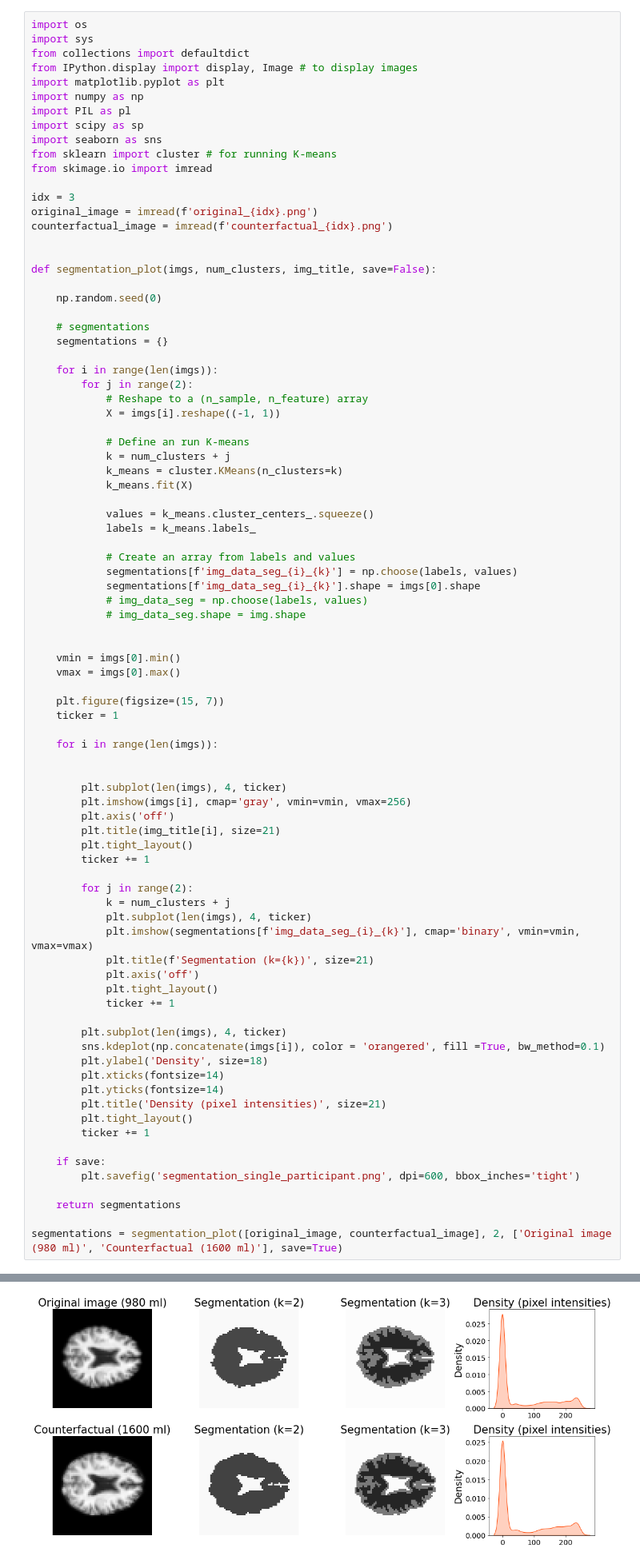
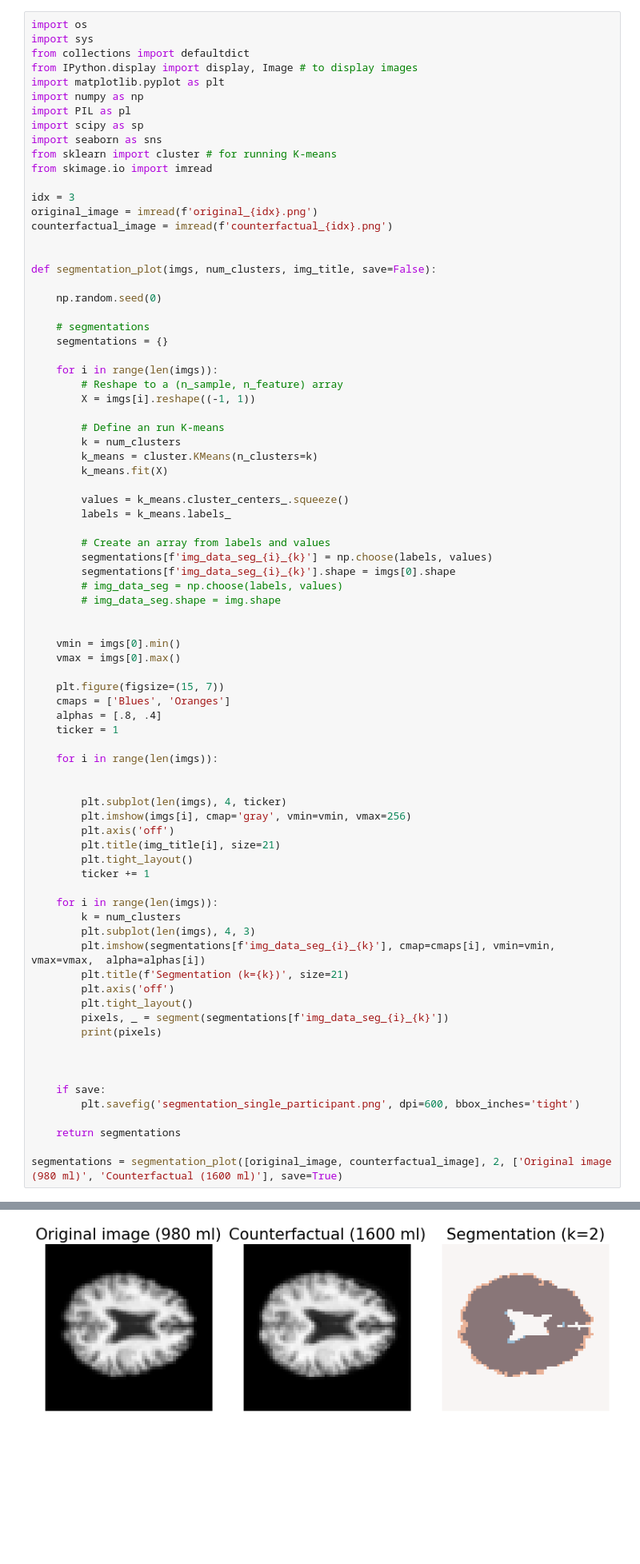
Before and after one commit to aay993/counterfactual_AD, a Jupyter notebook: deepscm/experiments/plotting/ukbb/validations_by_segmentation.ipynb, the cells around one changed output, grey strips where cells are left out. Shown at 80% size. Saved outputs shown, nothing was run; the diff lists cells and outputs as text; blank space fills up the shorter version.

```diff
--- a/deepscm/experiments/plotting/ukbb/validations_by_segmentation.ipynb
+++ b/deepscm/experiments/plotting/ukbb/validations_by_segmentation.ipynb
@@ -539,29 +539,30 @@ def segmentation_plot(imgs, num_clusters, img_title, save=False):
     segmentations = {}
 
     for i in range(len(imgs)):
-        for j in range(2):
-            # Reshape to a (n_sample, n_feature) array
-            X = imgs[i].reshape((-1, 1))
+        # Reshape to a (n_sample, n_feature) array
+        X = imgs[i].reshape((-1, 1))
 
-            # Define an run K-means
-            k = num_clusters + j
-            k_means = cluster.KMeans(n_clusters=k)
-            k_means.fit(X)
+        # Define an run K-means
+        k = num_clusters
+        k_means = cluster.KMeans(n_clusters=k)
+        k_means.fit(X)
 
-            values = k_means.cluster_centers_.squeeze()
-            labels = k_means.labels_
+        values = k_means.cluster_centers_.squeeze()
+        labels = k_means.labels_
 
-            # Create an array from labels and values
-            segmentations[f'img_data_seg_{i}_{k}'] = np.choose(labels, values)
-            segmentations[f'img_data_seg_{i}_{k}'].shape = imgs[0].shape
-            # img_data_seg = np.choose(labels, values)
-            # img_data_seg.shape = img.shape
+        # Create an array from labels and values
+        segmentations[f'img_data_seg_{i}_{k}'] = np.choose(labels, values)
+        segmentations[f'img_data_seg_{i}_{k}'].shape = imgs[0].shape
+        # img_data_seg = np.choose(labels, values)
+        # img_data_seg.shape = img.shape
 
 
     vmin = imgs[0].min()
     vmax = imgs[0].max()
 
     plt.figure(figsize=(15, 7))
+    cmaps = ['Blues', 'Oranges']
+    alphas = [.8, .4]
     ticker = 1
 
     for i in range(len(imgs)):
@@ -574,23 +575,17 @@ def segmentation_plot(imgs, num_clusters, img_title, save=False):
         plt.tight_layout()
         ticker += 1
 
-        for j in range(2):
-            k = num_clusters + j
-            plt.subplot(len(imgs), 4, ticker)
-            plt.imshow(segmentations[f'img_data_seg_{i}_{k}'], cmap='binary', vmin=vmin, vmax=vmax)
-            plt.title(f'Segmentation (k={k})', size=21)
-            plt.axis('off')
-            plt.tight_layout()
-            ticker += 1
+    for i in range(len(imgs)):
+        k = num_clusters
+        plt.subplot(len(imgs), 4, 3)
+        plt.imshow(segmentations[f'img_data_seg_{i}_{k}'], cmap=cmaps[i], vmin=vmin, vmax=vmax,  alpha=alphas[i])
+        plt.title(f'Segmentation (k={k})', size=21)
+        plt.axis('off')
+        plt.tight_layout()
+        pixels, _ = segment(segmentations[f'img_data_seg_{i}_{k}'])
+        print(pixels)
 
-        plt.subplot(len(imgs), 4, ticker)
-        sns.kdeplot(np.concatenate(imgs[i]), color = 'orangered', fill =True, bw_method=0.1)
-        plt.ylabel('Density', size=18)
-        plt.xticks(fontsize=14)
-        plt.yticks(fontsize=14)
-        plt.title('Density (pixel intensities)', size=21)
-        plt.tight_layout()
-        ticker += 1
+
 
     if save:
         plt.savefig('segmentation_single_participant.png', dpi=600, bbox_inches='tight')
@@ -602,4 +599,4 @@ segmentations = segmentation_plot([original_image, counterfactual_image], 2, ['O
-[figure, old version]
+[figure, new version]
 # %%
 df = pd.read_csv('brain_volume_seg_validations.csv')
 df_mean = df.groupby(np.arange(len(df))//10).mean()
```
Also changed, not shown: parts of 5 cells of this notebook, 2 other files.
